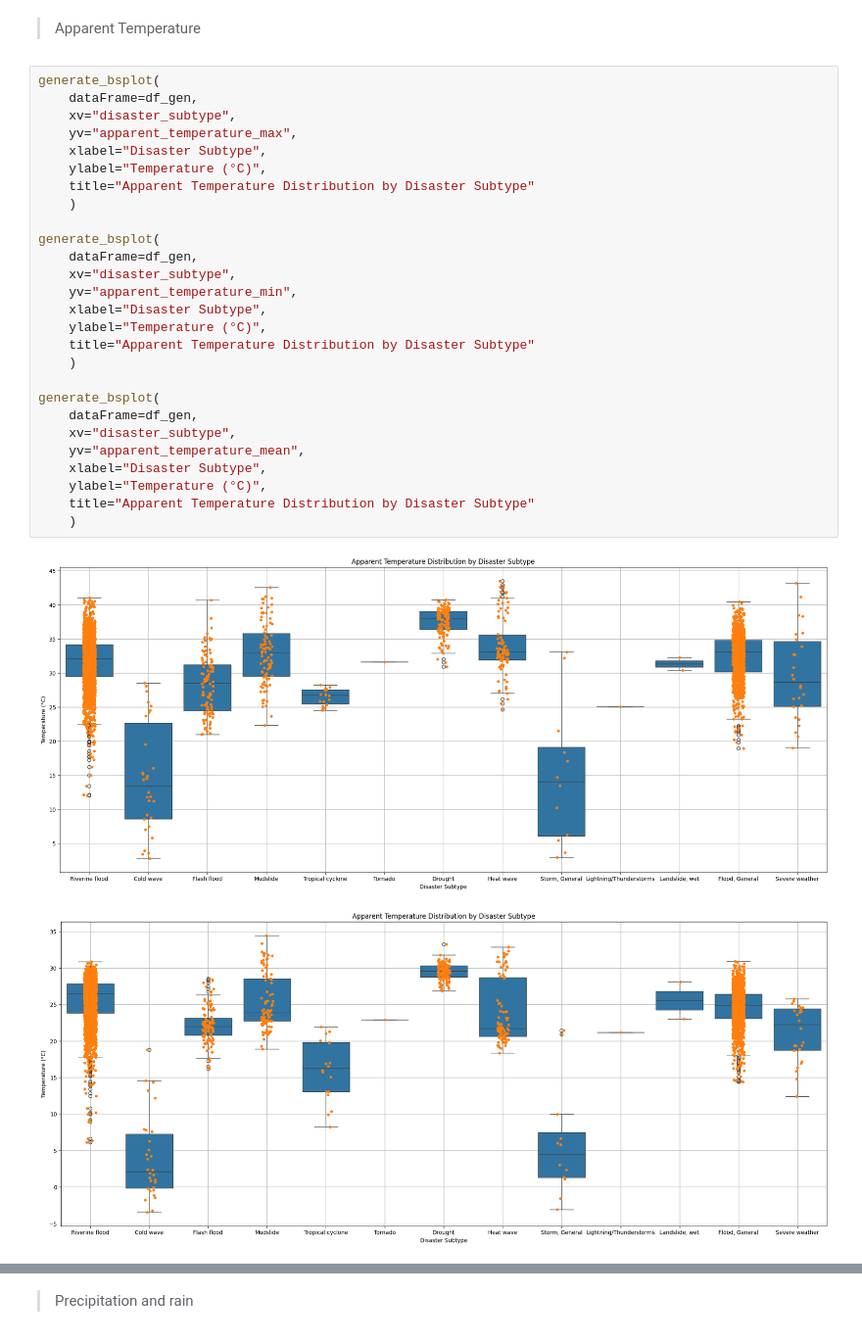
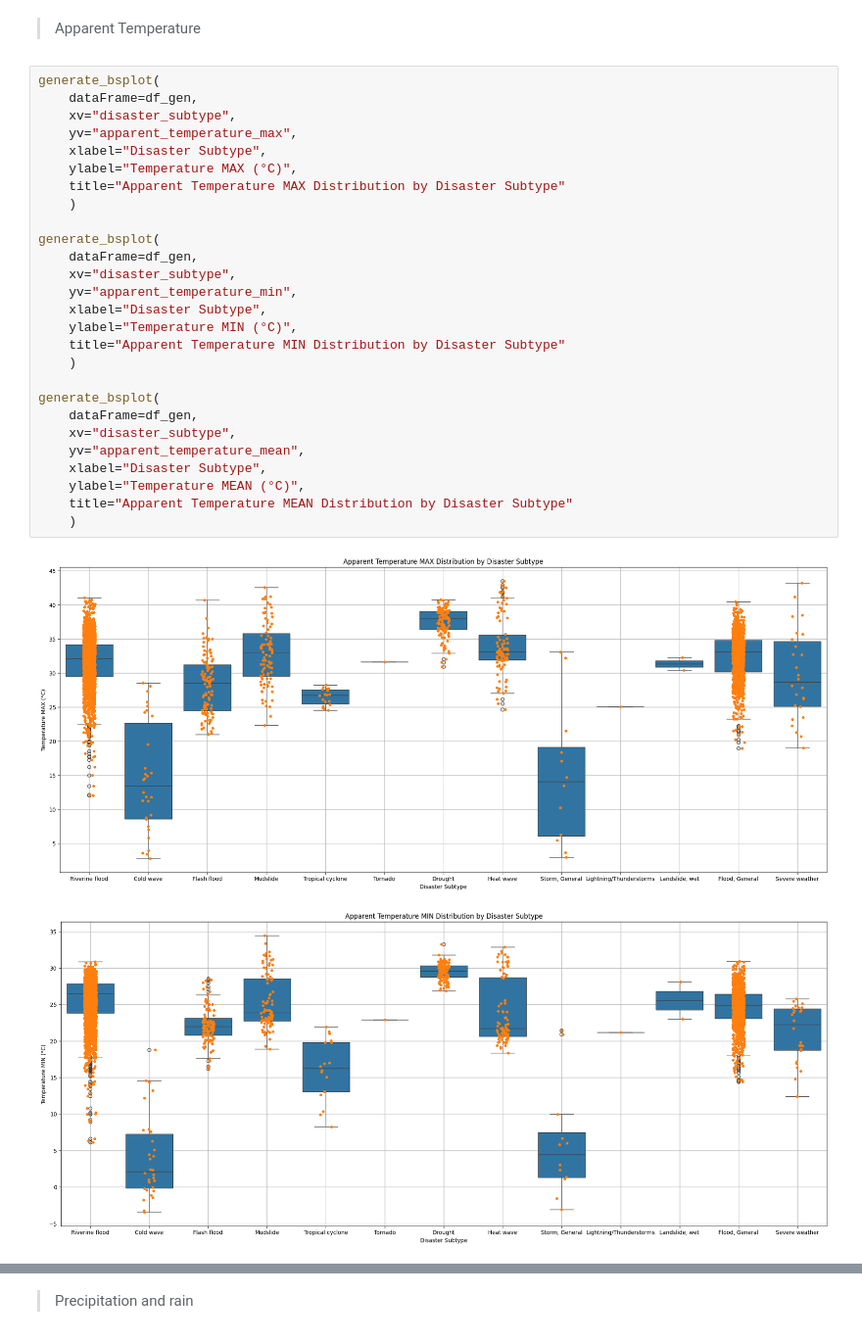
Before and after one commit to nando-cezar/pandora, a Jupyter notebook: pandora_analytics.ipynb, the cells around one changed output, grey strips where cells are left out. Shown at 98% size. Drawn from its saved outputs; the diff is of its cells as text.

```diff
--- a/pandora_analytics.ipynb
+++ b/pandora_analytics.ipynb
@@ -431,30 +471,30 @@ generate_bsplot(
 # %%
 generate_bsplot(
     dataFrame=df_gen,
     xv="disaster_subtype",
     yv="apparent_temperature_max",
     xlabel="Disaster Subtype",
-    ylabel="Temperature (°C)",
-    title="Apparent Temperature Distribution by Disaster Subtype"
+    ylabel="Temperature MAX (°C)",
+    title="Apparent Temperature MAX Distribution by Disaster Subtype"
     )
 
 generate_bsplot(
     dataFrame=df_gen,
     xv="disaster_subtype",
     yv="apparent_temperature_min",
     xlabel="Disaster Subtype",
-    ylabel="Temperature (°C)",
-    title="Apparent Temperature Distribution by Disaster Subtype"
+    ylabel="Temperature MIN (°C)",
+    title="Apparent Temperature MIN Distribution by Disaster Subtype"
     )
 
 generate_bsplot(
     dataFrame=df_gen,
     xv="disaster_subtype",
     yv="apparent_temperature_mean",
     xlabel="Disaster Subtype",
-    ylabel="Temperature (°C)",
-    title="Apparent Temperature Distribution by Disaster Subtype"
+    ylabel="Temperature MEAN (°C)",
+    title="Apparent Temperature MEAN Distribution by Disaster Subtype"
     )
 # %% [output]
-[figure, old version]
+[figure, new version]
-[figure, old version]
+[figure, new version]
```
Also changed, not shown: parts of 17 cells of this notebook.
